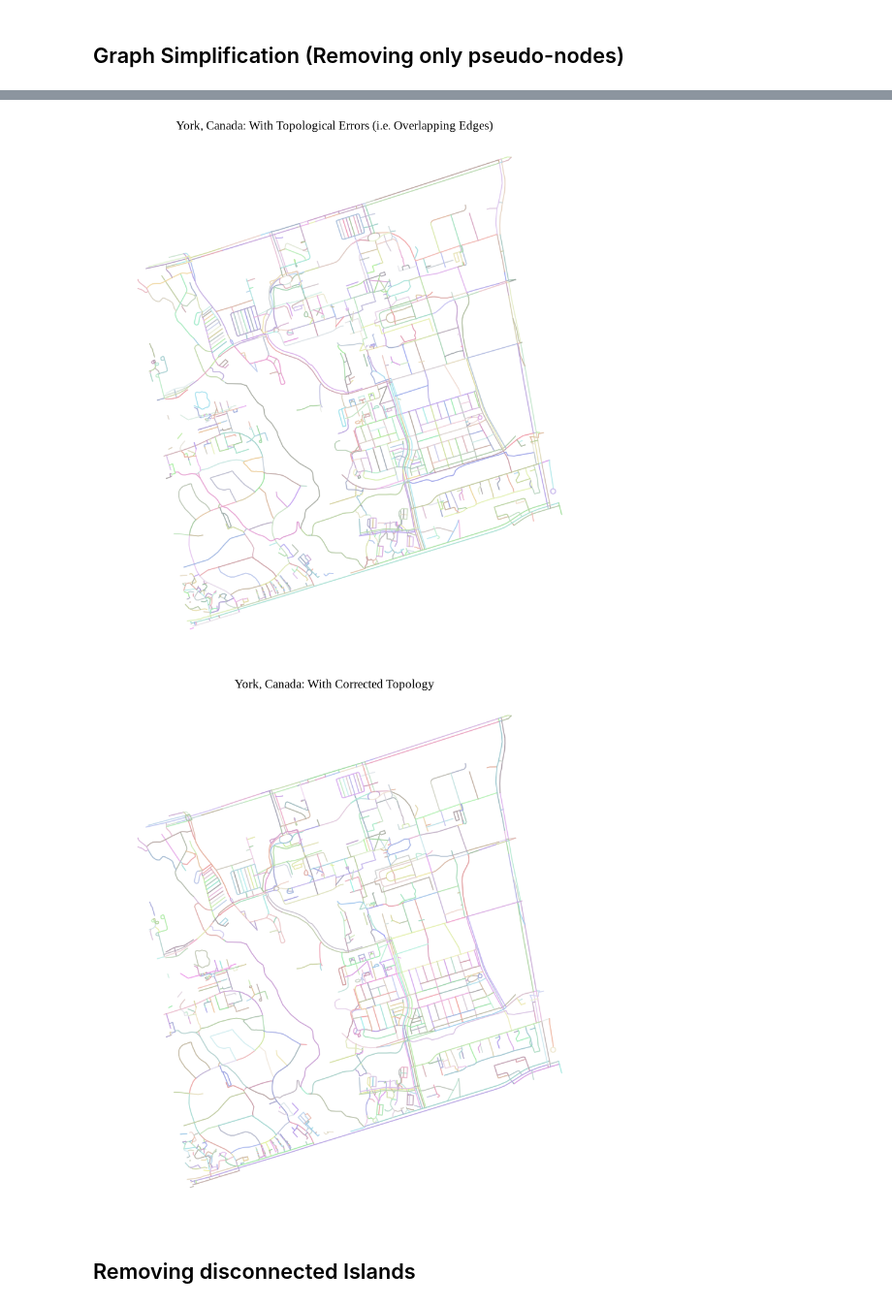
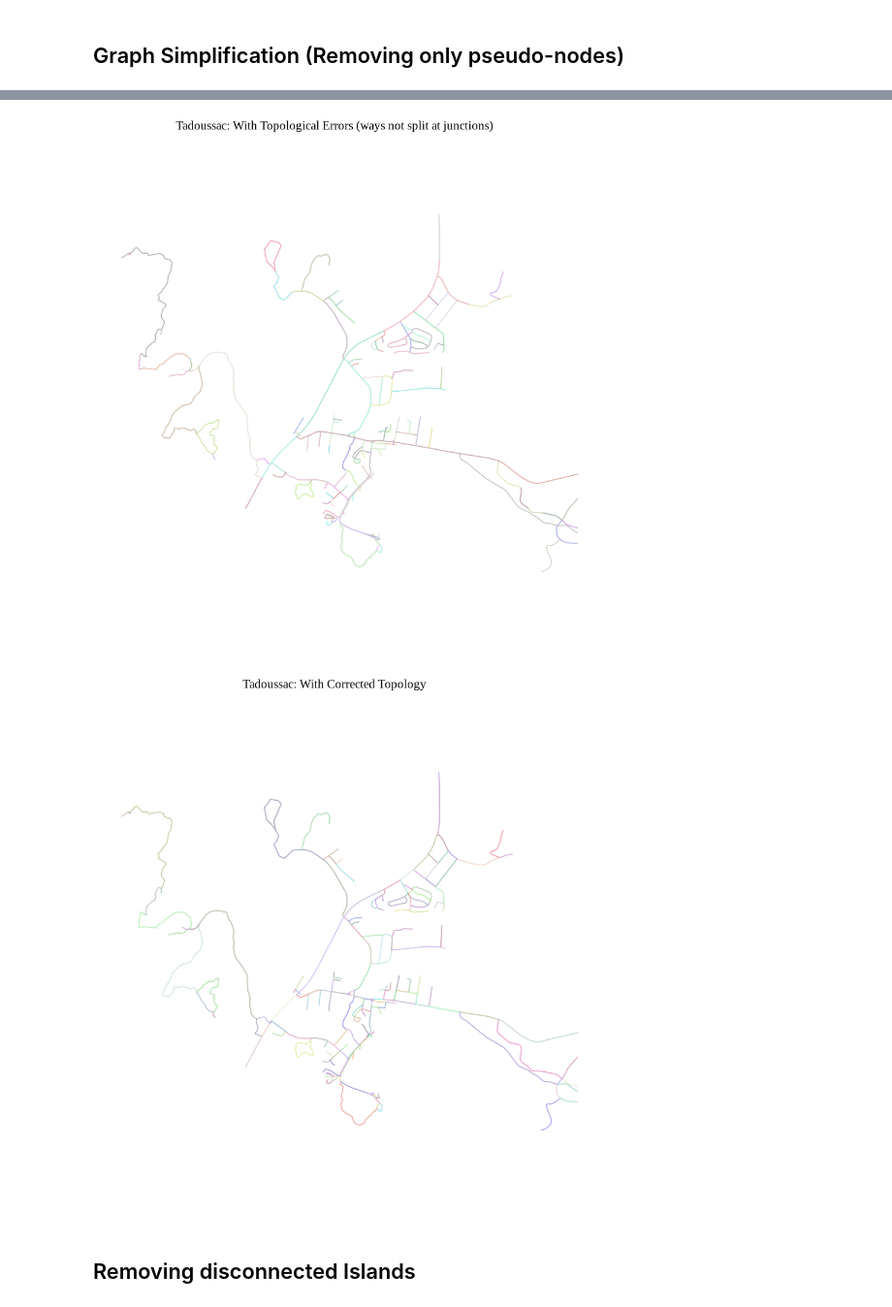
Before and after one commit to g-filomena/cityImage, a Jupyter notebook: docs/notebooks/NetworkCleaning.ipynb, the cells around one changed output, grey strips where cells are left out. Shown at 97% size. Saved outputs shown, nothing was run; the diff lists cells and outputs as text; code cells hidden in the pictures.

```diff
--- a/docs/notebooks/NetworkCleaning.ipynb
+++ b/docs/notebooks/NetworkCleaning.ipynb
@@ -105,22 +106,22 @@ While the `clean` function performs some checks by default (OSM may present some
 # %%
-input_path = '../data/York/York_street_network.gpkg'
-dict_columns = {"highway": "type", "oneway": "oneway", "lanes" :None,
-            "maxspeed": "maxspeed", "name": "name"}
-epsg_york = 2019
-nodes_graph, edges_graph = ci.network_from_file(input_path, f"EPSG:{epsg_york}", dict_columns=dict_columns, other_columns=[])
+input_path = '../data/Tadoussac/Tadoussac_street_network.gpkg'
+dict_columns = {"highway": "type", "oneway": "oneway", "lanes": None,
+                "maxspeed": "maxspeed", "name": "name"}
+epsg_tadoussac = 32619  # UTM zone 19N
+nodes_graph, edges_graph = ci.network_from_file(input_path, f"EPSG:{epsg_tadoussac}", dict_columns=dict_columns, other_columns=[])
 # %%
 fig = ci.plot_gdf(edges_graph, black_background = False, figsize = (10,10), geometry_size = 1.3, column = 'edgeID',
-                 title = "York, Canada: With Topological Errors (i.e. Overlapping Edges)", alpha = 0.9)
+                 title = "Tadoussac: With Topological Errors (ways not split at junctions)", alpha = 0.9)
 # %% [output]
-[figure, old version]
+[figure, new version]
 # %%
 nodes_cleaned, edges_cleaned = ci.clean_network(nodes_graph, edges_graph, dead_ends = False, remove_islands = False,
                                             same_vertexes_edges = False, self_loops = False, fix_topology = True)
 # %%
-fig = ci.plot_gdf(edges_graph, black_background = False, figsize = (10,10), geometry_size = 1.3, column = 'edgeID',
-                 title = "York, Canada: With Corrected Topology", alpha = 0.9)
+fig = ci.plot_gdf(edges_cleaned, black_background = False, figsize = (10,10), geometry_size = 1.3, column = 'edgeID',
+                 title = "Tadoussac: With Corrected Topology", alpha = 0.9)
 # %% [output]
-[figure, old version]
+[figure, new version]
 # %% [markdown]
 ## Removing disconnected Islands
 # %% [markdown]
```
Also changed, not shown: parts of 7 cells of this notebook, 10 other files.
